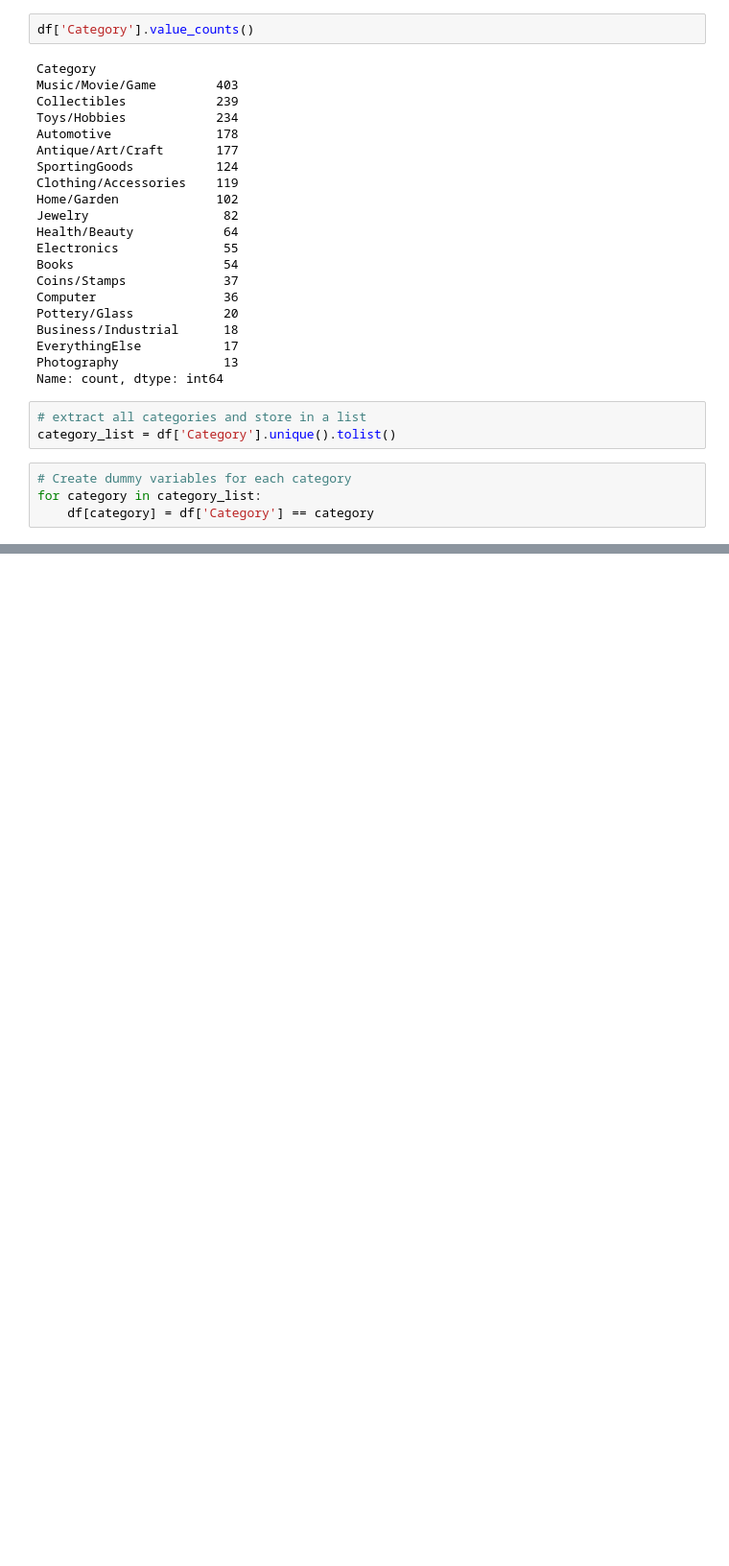
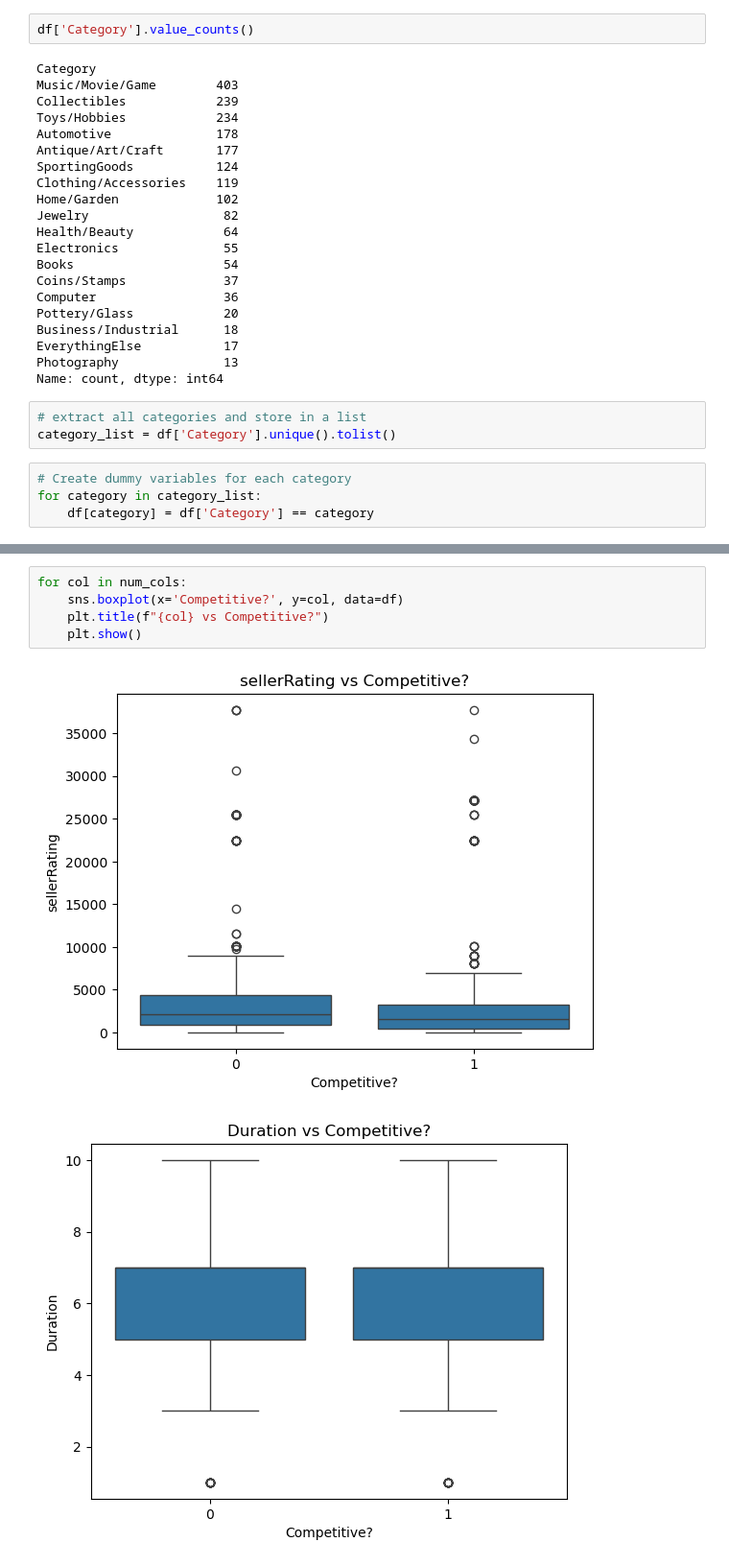
Before and after one commit to a-ztlu/RSM8431-HW, a Jupyter notebook: data_cleaning.ipynb, the cells around one changed output, grey strips where cells are left out. Shown: that part at 96% size. Drawn from its saved outputs; the diff is of its cells as text; blank space fills up the shorter version.

Commit message:
Exploratory data analysis

```diff
--- a/data_cleaning.ipynb
+++ b/data_cleaning.ipynb
@@ -58,0 +153,8 @@ for category in category_list:
+# %%
+for col in num_cols:
+    sns.boxplot(x='Competitive?', y=col, data=df)
+    plt.title(f"{col} vs Competitive?")
+    plt.show()
+# %% [output]
+[figure, added]
+[figure, added]
```
Also changed, not shown: parts of 14 cells of this notebook.
